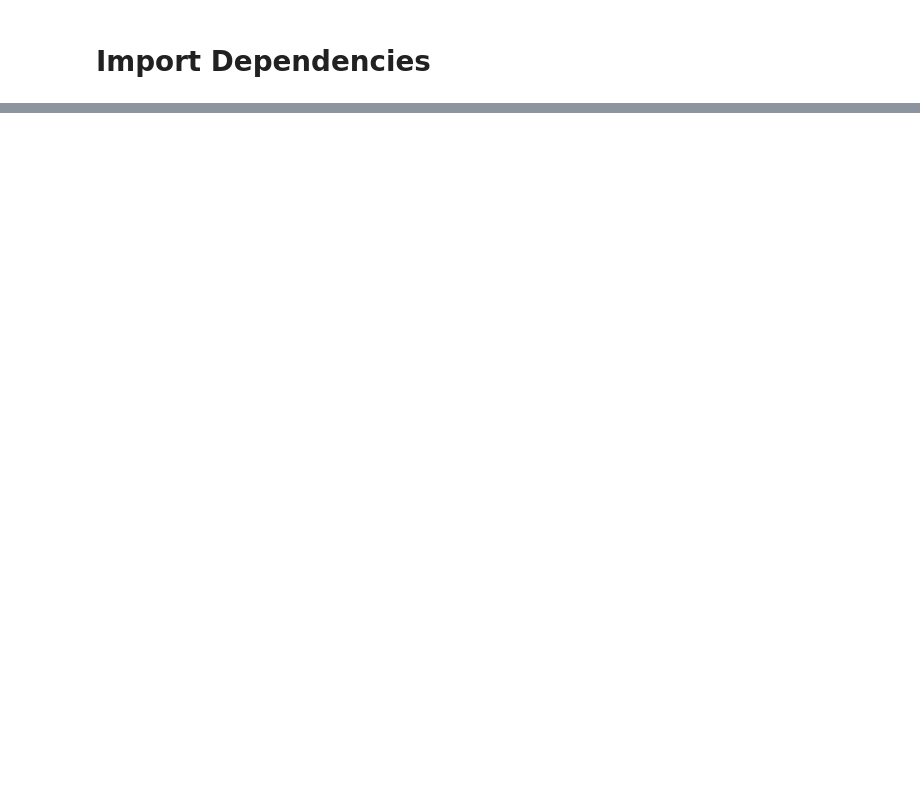
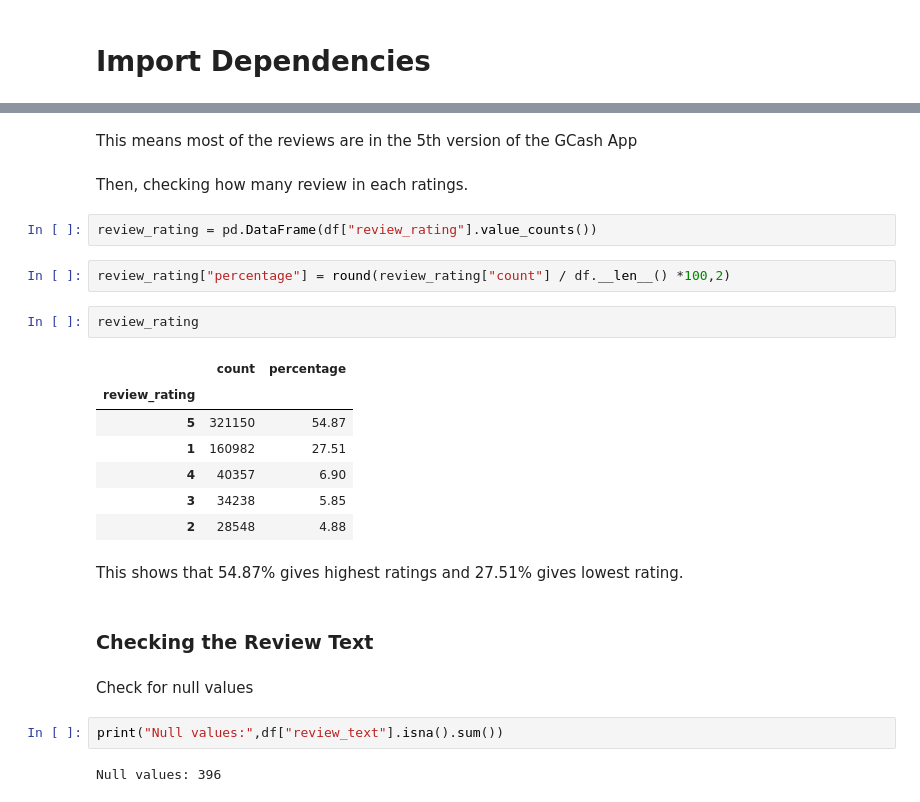
Before and after one commit to cooldragon12/gcash-review-sentiment-analysis, a Jupyter notebook: gcash_review_sentiment_analysis.ipynb, the cells around one changed output, grey strips where cells are left out. Cells and saved outputs as stored; diff of their text form; blank space fills up the shorter version.

Commit message:
Data exploration 1.0

```diff
--- a/gcash_review_sentiment_analysis.ipynb
+++ b/gcash_review_sentiment_analysis.ipynb
@@ -105,0 +181,28 @@ from wordcloud import WordCloud
+# %% [markdown]
+This means most of the reviews are in the 5th version of the GCash App
+# %% [markdown]
+Then, checking how many review in each ratings.
+# %%
+review_rating = pd.DataFrame(df["review_rating"].value_counts())
+# %%
+review_rating["percentage"] = round(review_rating["count"] / df.__len__() *100,2)
+# %%
+review_rating
+# %% [output]
+|  | count | percentage |
+| review_rating |  |  |
+| 5 | 321150 | 54.87 |
+| 1 | 160982 | 27.51 |
+| 4 | 40357 | 6.90 |
+| 3 | 34238 | 5.85 |
+| 2 | 28548 | 4.88 |
+# %% [markdown]
+This shows that 54.87% gives highest ratings and 27.51% gives lowest rating.
+# %% [markdown]
+### Checking the Review Text
+# %% [markdown]
+Check for null values
+# %%
+print("Null values:",df["review_text"].isna().sum())
+# %% [output]
+Null values: 396
```
Also changed, not shown: parts of 15 cells of this notebook.
